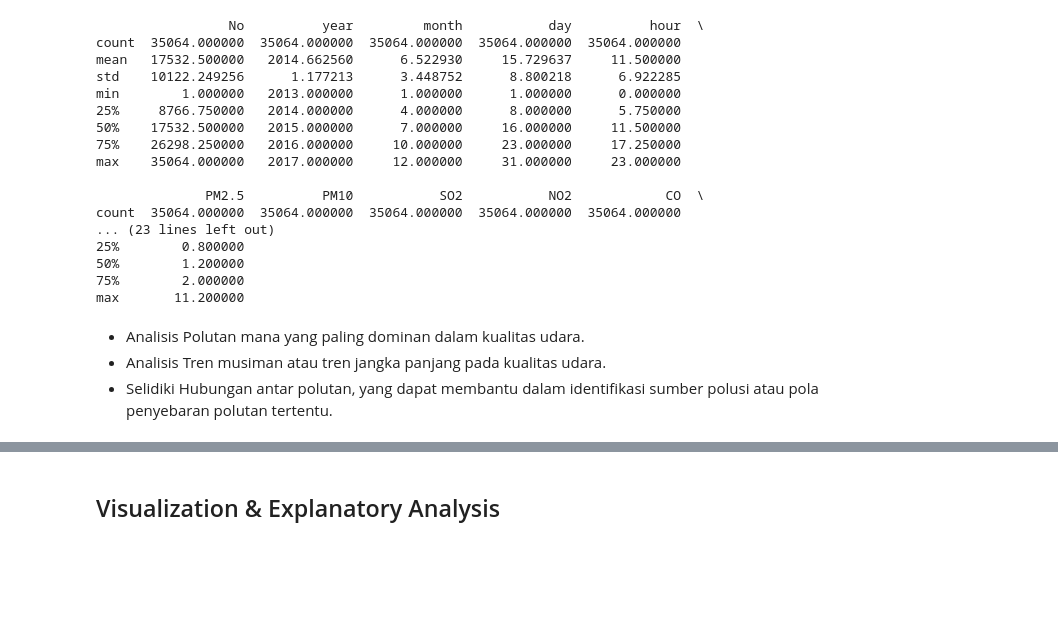
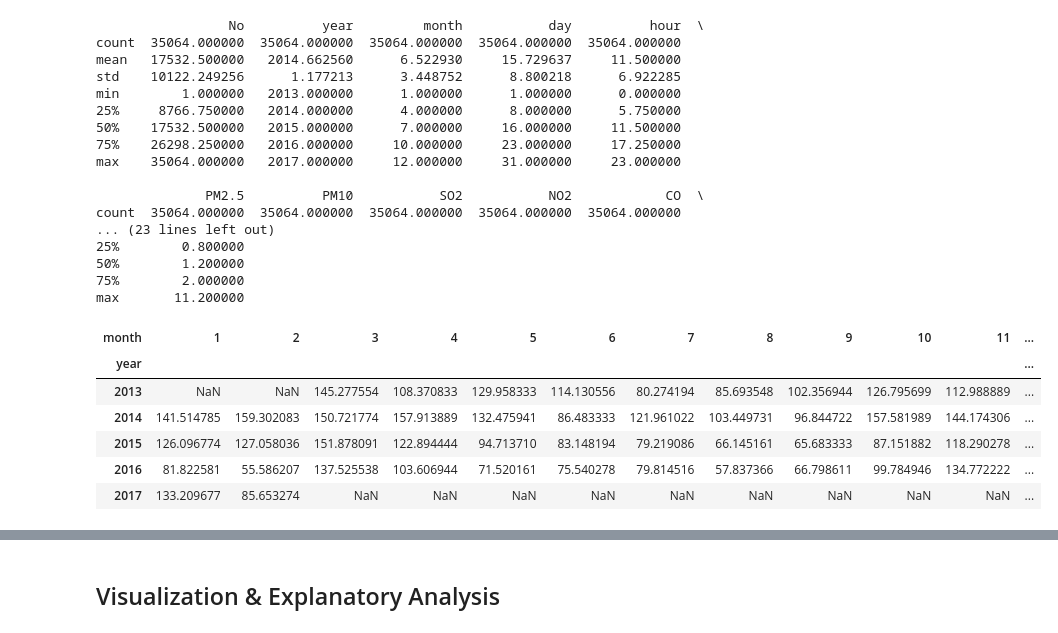
Before and after one commit to windyrahayu45/Analisis-Submit, a Jupyter notebook: Proyek_Analisis_Data.ipynb, the cells around one changed output, grey strips where cells are left out. Drawn from its saved outputs; the diff is of its cells as text; code cells hidden in the pictures; blank space fills up the shorter version.

```diff
--- a/Proyek_Analisis_Data.ipynb
+++ b/Proyek_Analisis_Data.ipynb
@@ -160,7 +159,17 @@ count  35064.000000  35064.000000  35064.000000  35064.000000  35064.000000
 50%        1.200000
 75%        2.000000
 max       11.200000
-# %% [markdown]
-- Analisis Polutan mana yang paling dominan dalam kualitas udara.
-- Analisis Tren musiman atau tren jangka panjang pada kualitas udara.
-- Selidiki Hubungan antar polutan, yang dapat membantu dalam identifikasi sumber polusi atau pola penyebaran polutan tertentu.
+# %%
+# Create a pivot table to explore average PM10 levels by year and month
+pivot_pm10 = df.pivot_table(values='PM10', index='year', columns='month', aggfunc='mean')
+
+# Display the pivot table for average PM105 levels
+pivot_pm10
+# %% [output]
+| month | 1 | 2 | 3 | 4 | 5 | 6 | 7 | 8 | 9 | 10 | 11 | ... |
+| year |  |  |  |  |  |  |  |  |  |  |  | ... |
+| 2013 | NaN | NaN | 145.277554 | 108.370833 | 129.958333 | 114.130556 | 80.274194 | 85.693548 | 102.356944 | 126.795699 | 112.988889 | ... |
+| 2014 | 141.514785 | 159.302083 | 150.721774 | 157.913889 | 132.475941 | 86.483333 | 121.961022 | 103.449731 | 96.844722 | 157.581989 | 144.174306 | ... |
+| 2015 | 126.096774 | 127.058036 | 151.878091 | 122.894444 | 94.713710 | 83.148194 | 79.219086 | 66.145161 | 65.683333 | 87.151882 | 118.290278 | ... |
+| 2016 | 81.822581 | 55.586207 | 137.525538 | 103.606944 | 71.520161 | 75.540278 | 79.814516 | 57.837366 | 66.798611 | 99.784946 | 134.772222 | ... |
+| 2017 | 133.209677 | 85.653274 | NaN | NaN | NaN | NaN | NaN | NaN | NaN | NaN | NaN | ... |
```
Also changed, not shown: parts of 9 cells of this notebook, 1 other file.
